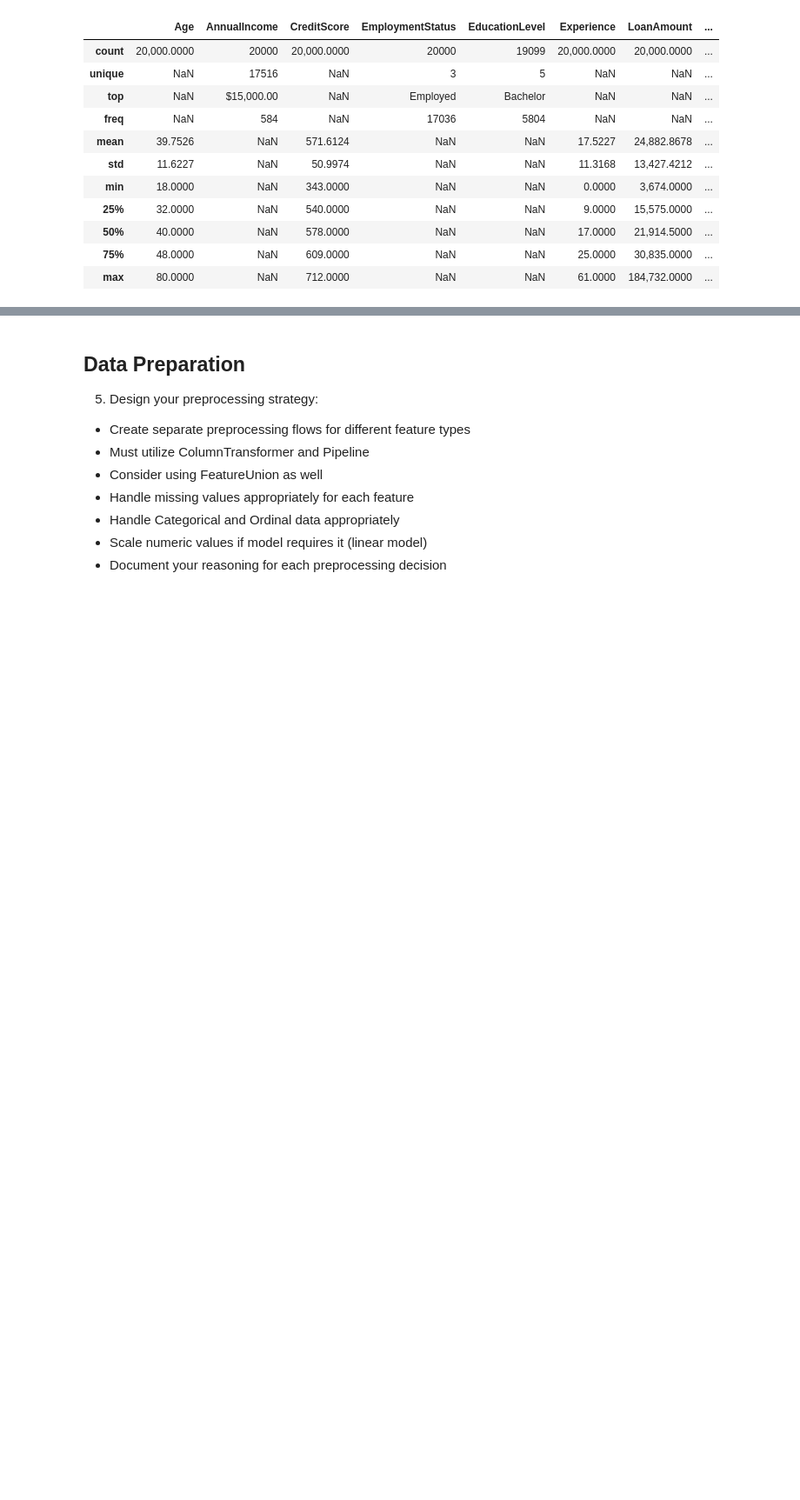
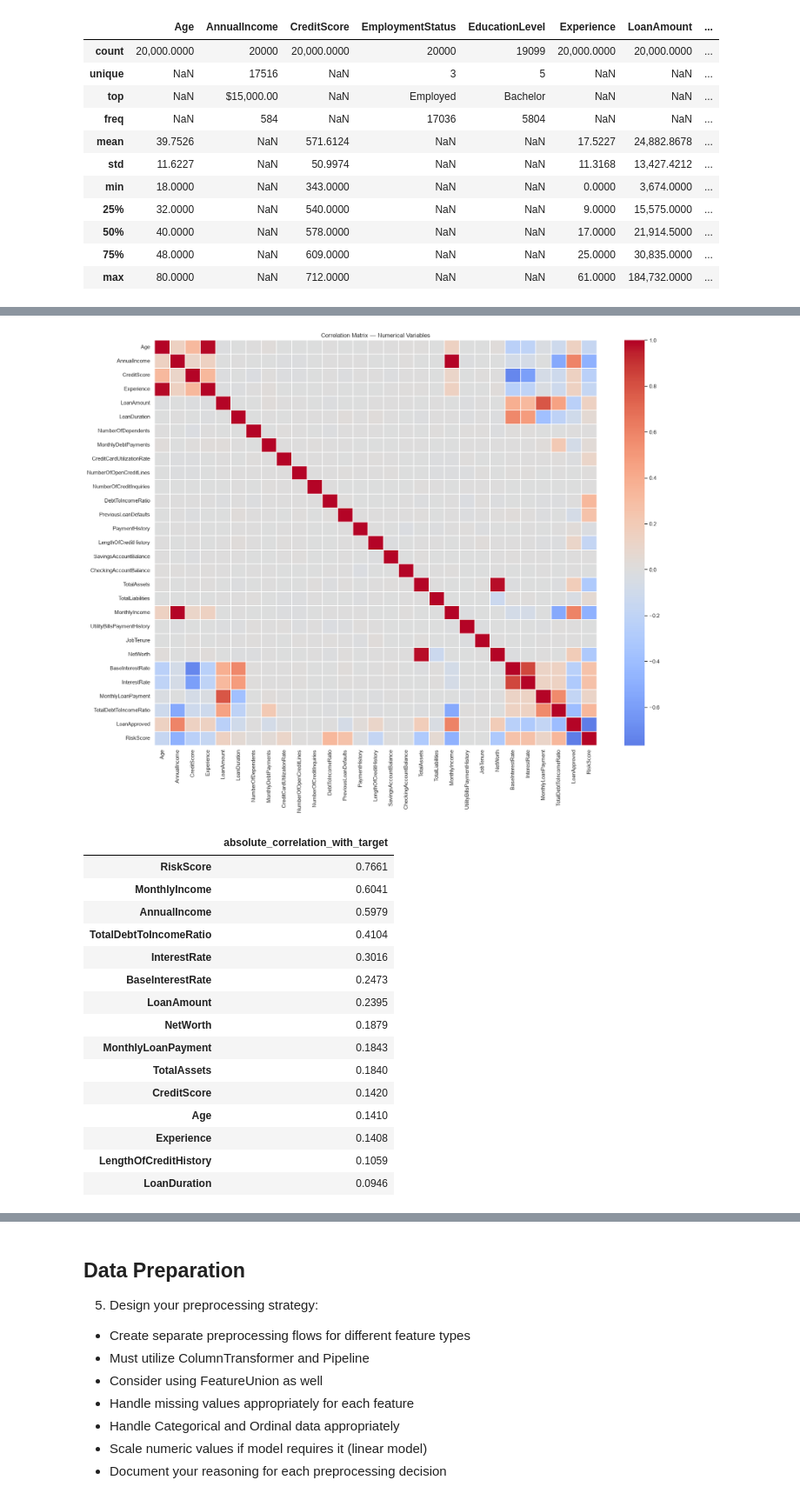
Before and after one commit to donjuel003/Loan-Approval-Model, a Jupyter notebook: financial_loan_risk.ipynb, the cells around one changed output, grey strips where cells are left out. Shown at 87% size. Cells and saved outputs as stored; diff of their text form; code cells hidden in the pictures; blank space fills up the shorter version.

```diff
--- a/financial_loan_risk.ipynb
+++ b/financial_loan_risk.ipynb
@@ -279,0 +317,35 @@ See https://pandas.pydata.org/docs/user_guide/migration-3-strings.html#string-mi
+# %%
+# Correlation matrix for numerical features
+plt.figure(figsize=(18, 14))
+corr = eda_df[numeric_cols].corr()
+sns.heatmap(corr, cmap="coolwarm", center=0, linewidths=0.2)
+plt.title("Correlation Matrix — Numerical Variables")
+plt.tight_layout()
+plt.show()
+
+target_corr = (
+    corr[TARGET]
+    .drop(TARGET)
+    .abs()
+    .sort_values(ascending=False)
+    .to_frame("absolute_correlation_with_target")
+)
+display(target_corr.head(15))
+# %% [output]
+[figure, added]
+|  | absolute_correlation_with_target |
+| RiskScore | 0.7661 |
+| MonthlyIncome | 0.6041 |
+| AnnualIncome | 0.5979 |
+| TotalDebtToIncomeRatio | 0.4104 |
+| InterestRate | 0.3016 |
+| BaseInterestRate | 0.2473 |
+| LoanAmount | 0.2395 |
+| NetWorth | 0.1879 |
+| MonthlyLoanPayment | 0.1843 |
+| TotalAssets | 0.1840 |
+| CreditScore | 0.1420 |
+| Age | 0.1410 |
+| Experience | 0.1408 |
+| LengthOfCreditHistory | 0.1059 |
+| LoanDuration | 0.0946 |
```
Also changed, not shown: parts of 23 cells of this notebook.
